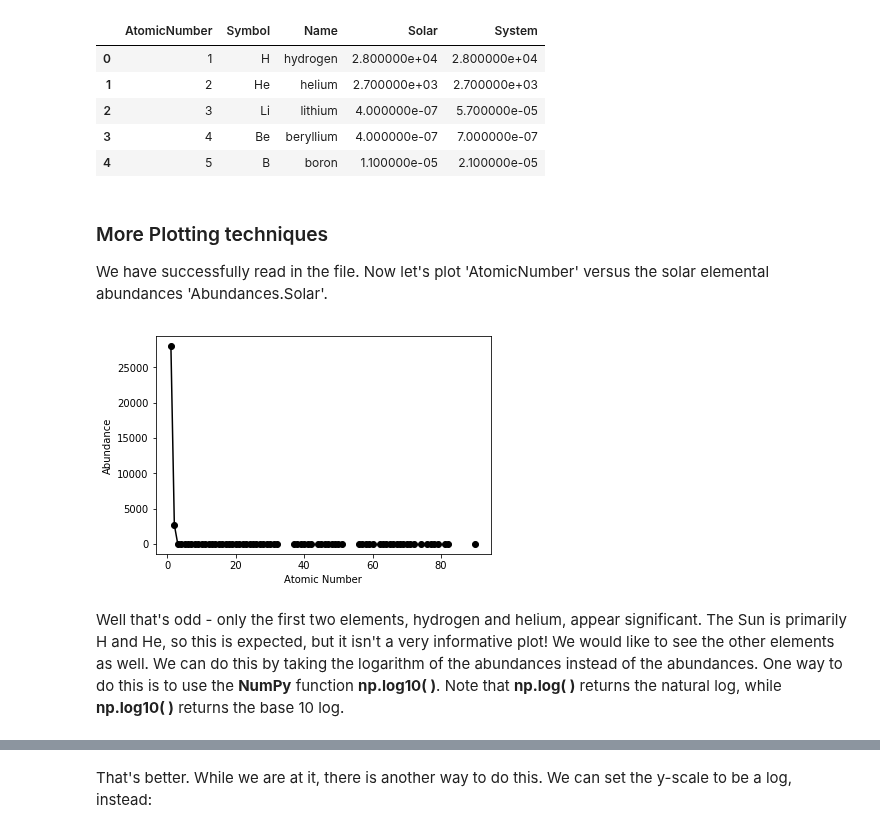
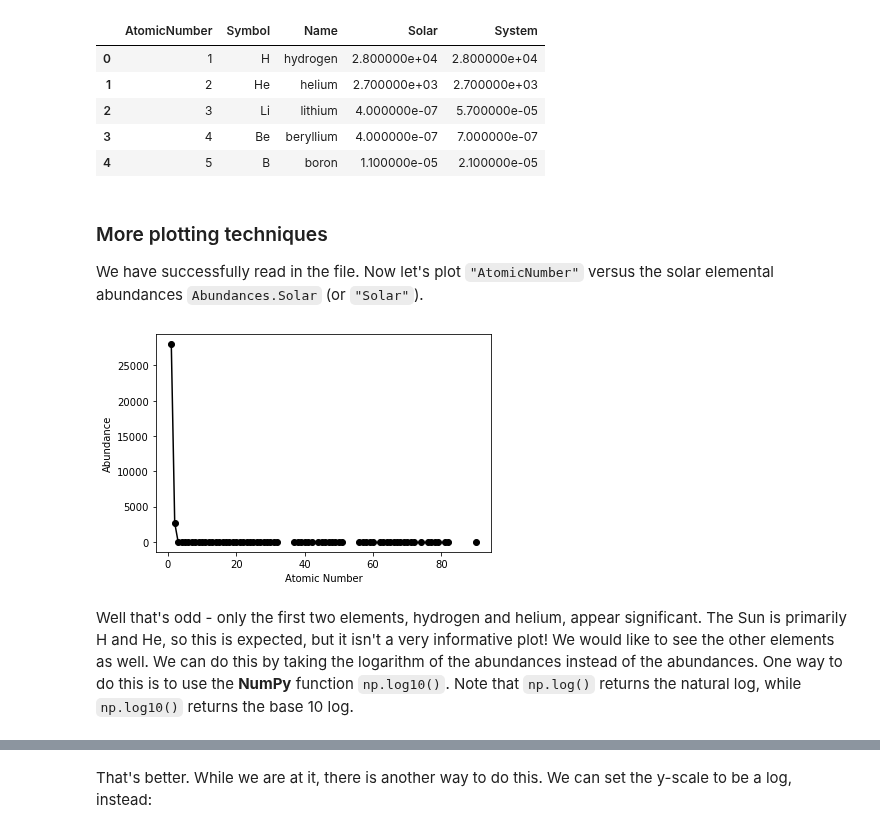
Before and after one commit to ltauxe/Python-for-Earth-Science-Students, a Jupyter notebook: Lecture_13.ipynb, the cells around one changed output, grey strips where cells are left out. Saved outputs shown, nothing was run; the diff lists cells and outputs as text; code cells hidden in the pictures.

```diff
--- a/Lecture_13.ipynb
+++ b/Lecture_13.ipynb
@@ -50,16 +52,16 @@ Abundances.head()
 | 3 | 4 | Be | beryllium | 4.000000e-07 | 7.000000e-07 |
 | 4 | 5 | B | boron | 1.100000e-05 | 2.100000e-05 |
 # %% [markdown]
-### More Plotting techniques
+### More plotting techniques
 
-We have successfully read in the file.  Now let's plot 'AtomicNumber' versus the solar elemental abundances 'Abundances.Solar'.
+We have successfully read in the file.  Now let's plot `"AtomicNumber"` versus the solar elemental abundances `Abundances.Solar` (or `"Solar"`).
 # %%
-plt.plot(Abundances.AtomicNumber,(Abundances.Solar),'k-') # plot with a black line
-plt.plot(Abundances.AtomicNumber,(Abundances.Solar),'ko') # put on some black dots
-plt.xlabel('Atomic Number') # label the x axis
-plt.ylabel('Abundance'); # label the y axis
+plt.plot(Abundances.AtomicNumber, Abundances.Solar, 'k-') # Plot with a black line
+plt.plot(Abundances.AtomicNumber, Abundances.Solar, 'ko') # Put on some black dots
+plt.xlabel('Atomic Number') # Label the x axis
+plt.ylabel('Abundance'); # Label the y axis
 # %% [output]
-[figure, old version]
+[figure, new version]
 # %% [markdown]
-Well that's odd - only the first two elements, hydrogen and helium, appear significant.  The Sun is primarily H and He, so this is expected, but it isn't a very informative plot!  We would like to see the other elements as well. We can do this by taking the logarithm of the abundances instead of the abundances.  One way to do this is to  use the **NumPy** function **np.log10( )**.  Note that **np.log( )** returns the natural log, while **np.log10( )** returns the base 10 log.
+Well that's odd - only the first two elements, hydrogen and helium, appear significant.  The Sun is primarily H and He, so this is expected, but it isn't a very informative plot!  We would like to see the other elements as well. We can do this by taking the logarithm of the abundances instead of the abundances.  One way to do this is to  use the **NumPy** function `np.log10()`. Note that `np.log()` returns the natural log, while `np.log10()` returns the base 10 log.
 # %%
```
Also changed, not shown: parts of 48 cells of this notebook.
